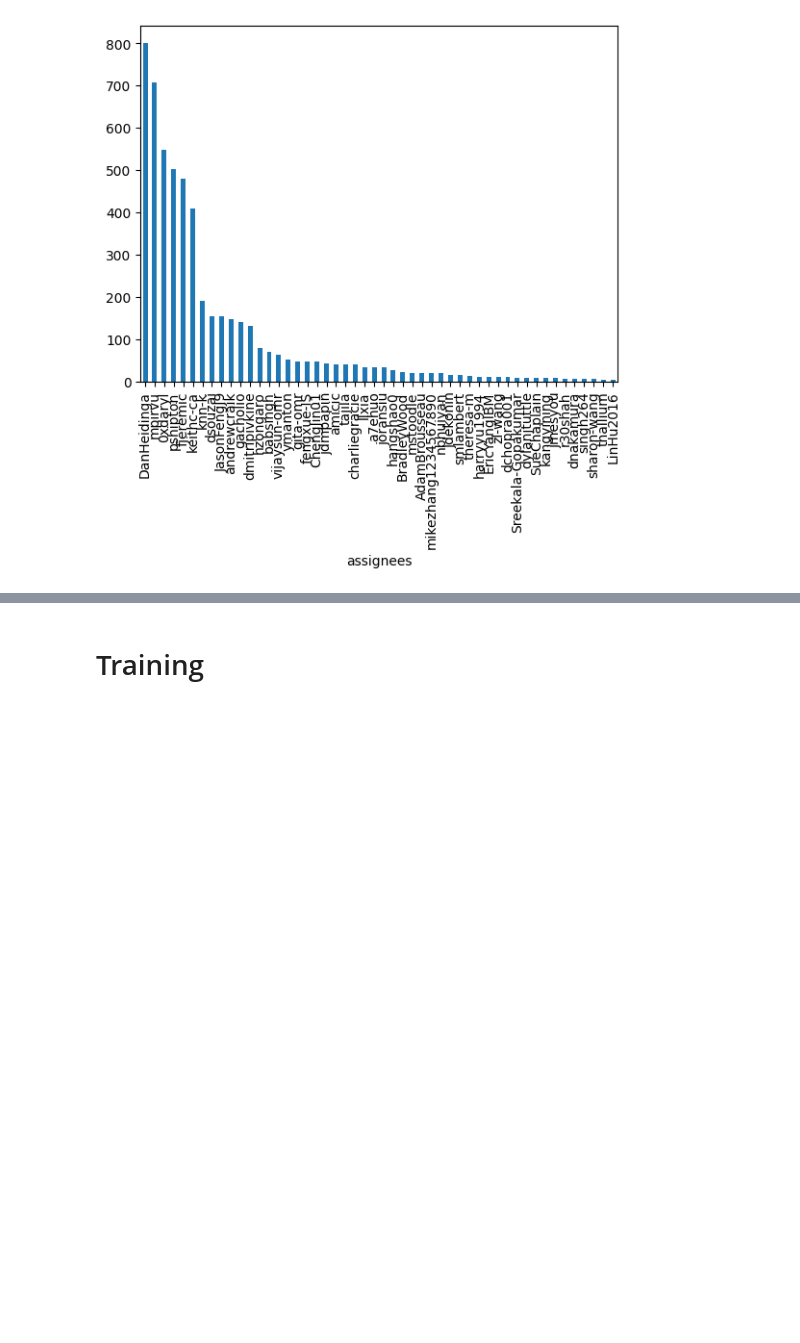
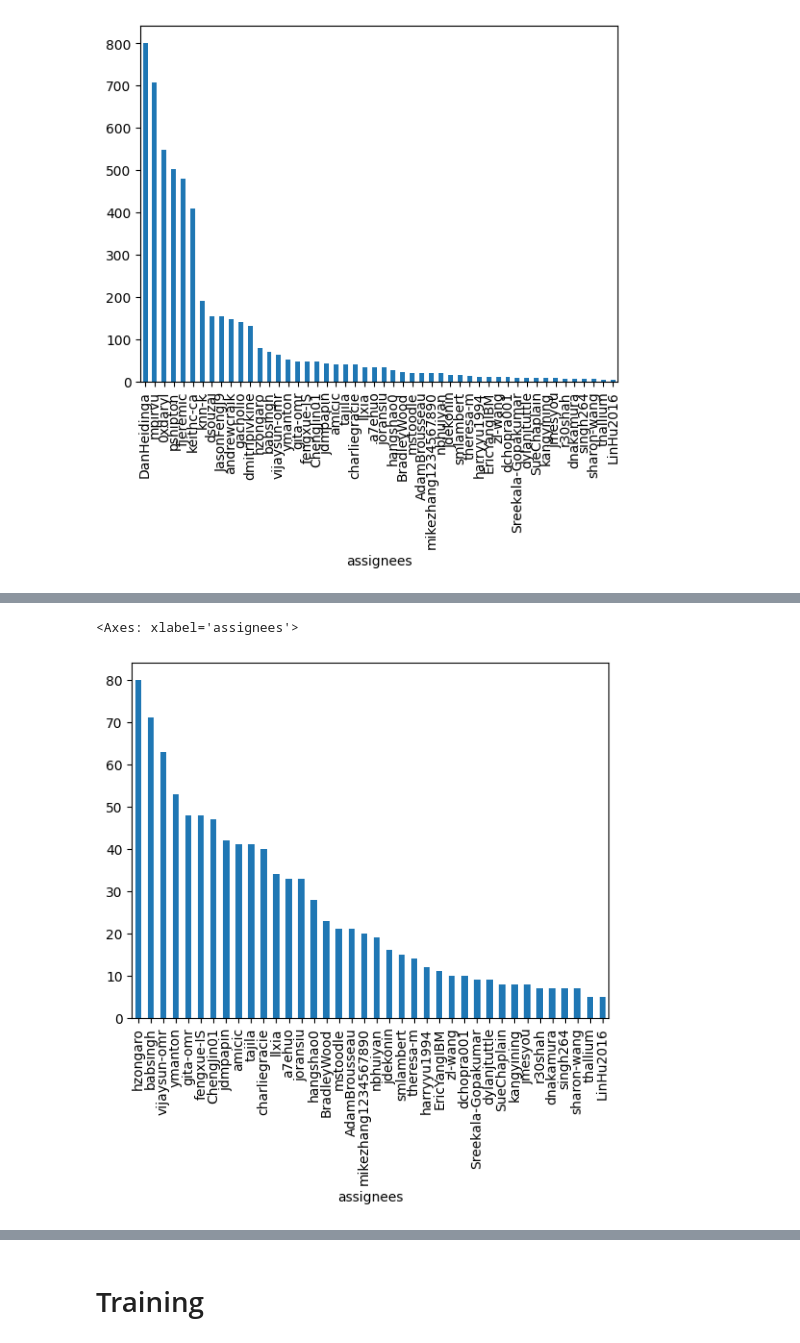
Before and after one commit to afifaniks/triagerX, a Jupyter notebook: notebook/train_lbtp.ipynb, the cells around one changed output, grey strips where cells are left out. Saved outputs shown, nothing was run; the diff lists cells and outputs as text; code cells hidden in the pictures; blank space fills up the shorter version.

```diff
--- a/notebook/train_lbtp.ipynb
+++ b/notebook/train_lbtp.ipynb
@@ -36,3 +36,12 @@ df["assignees"].value_counts().plot(kind="bar")
 # %% [output]
 <Axes: xlabel='assignees'>
 [figure]
+# %%
+import pandas as pd
+
+df = pd.read_csv(dataset_path)
+developers = df["assignees"].value_counts()
+filtered_developers = developers.index[developers <= 100]
+df = df[df["assignees"].isin(filtered_developers)]
+df = DatasetProcessor.prepare_dataframe(df, sample_threshold=5)
+df = DatasetProcessor.clean_data(df)
@@ -39,3 +53,8 @@ df["assignees"].value_counts().plot(kind="bar")
+# %%
+df["assignees"].value_counts().plot(kind="bar")
+# %% [output]
+<Axes: xlabel='assignees'>
+[figure, added]
 # %%
 np.random.seed(42)
 train_df, test_df = train_test_split(df, test_size=0.15, stratify=df["owner_id"])
```
Also changed, not shown: parts of 23 cells of this notebook, 17 other files.
